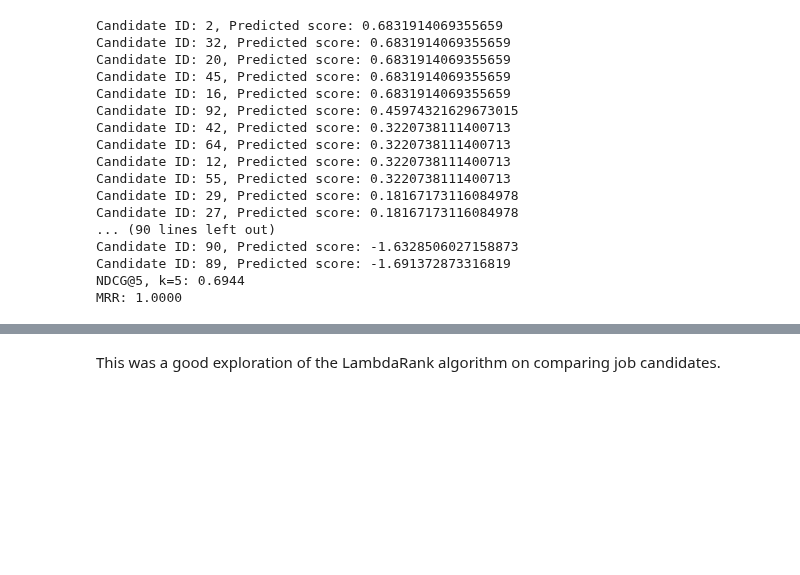
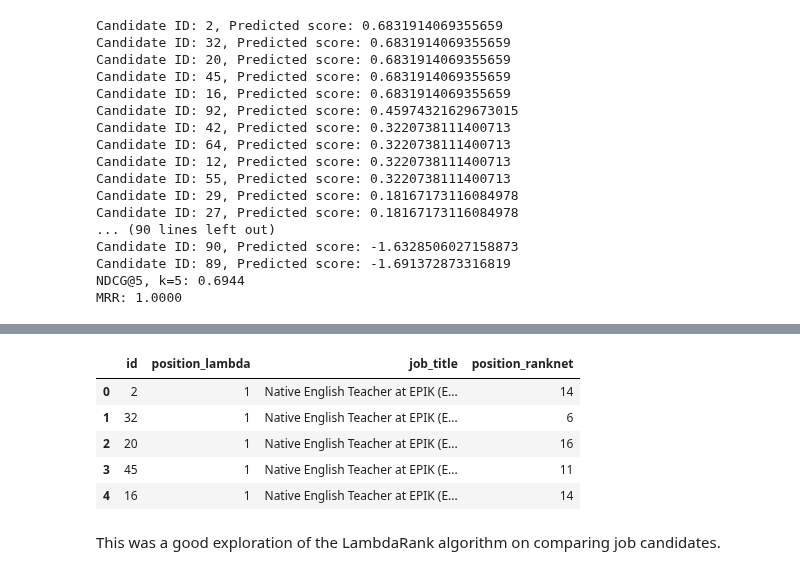
Before and after one commit to sralter/potential_talents, a Jupyter notebook: potential_talents_pt2_ltr.ipynb, the cells around one changed output, grey strips where cells are left out. Cells and saved outputs as stored; diff of their text form; code cells hidden in the pictures; blank space fills up the shorter version.

```diff
--- a/potential_talents_pt2_ltr.ipynb
+++ b/potential_talents_pt2_ltr.ipynb
@@ -1419,2 +1351,17 @@ NameError: name 'cumulative_scores_m_df' is not defined
+# %%
+# build merged dataframe
+comparison = pd.merge(left=lambdarank_df[['id','position']],
+                      right=final_ranking_merged[['id','job_title','position']],
+                      left_on='id',
+                      right_on='id',
+                      suffixes=['_lambda', '_ranknet'])
+comparison.head()
+# %% [output]
+|  | id | position_lambda | job_title | position_ranknet |
+| 0 | 2 | 1 | Native English Teacher at EPIK (E... | 14 |
+| 1 | 32 | 1 | Native English Teacher at EPIK (E... | 6 |
+| 2 | 20 | 1 | Native English Teacher at EPIK (E... | 16 |
+| 3 | 45 | 1 | Native English Teacher at EPIK (E... | 11 |
+| 4 | 16 | 1 | Native English Teacher at EPIK (E... | 14 |
 # %% [markdown]
 This was a good exploration of the LambdaRank algorithm on comparing job candidates.
```
Also changed, not shown: parts of 9 cells of this notebook, 2 other files.
